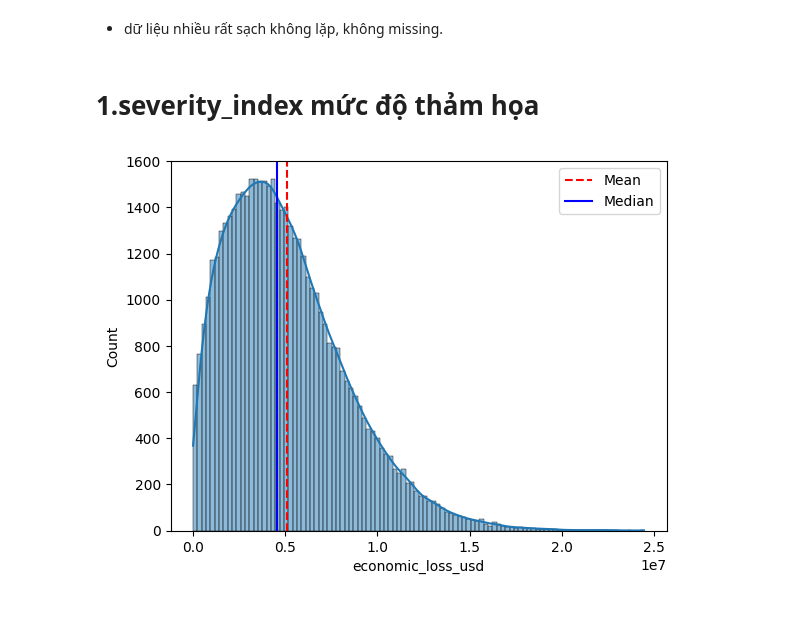
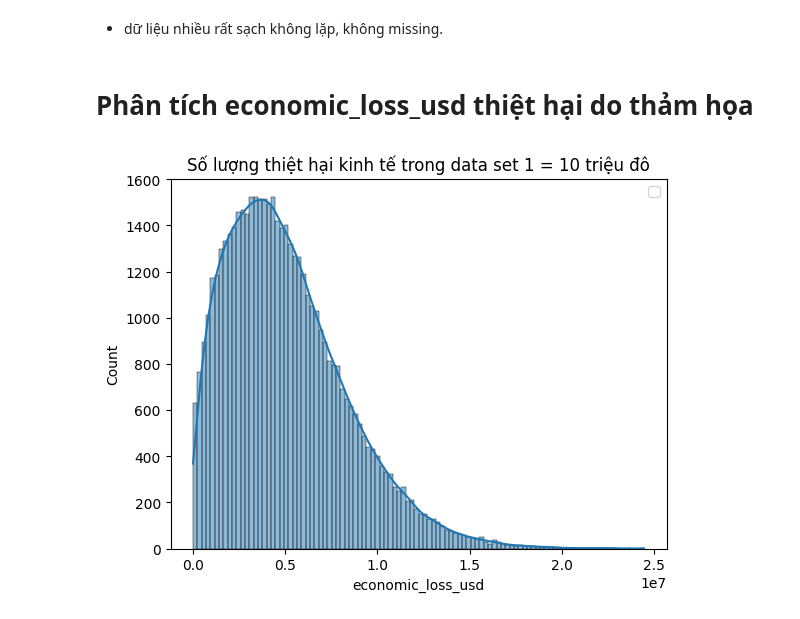
Before and after one commit to khoa-nguyen-data/Du-Doan-Tham-Hoa-Toan-Cau, a Jupyter notebook: Khoa/doc-hieu-du-lieu.ipynb, the cells around one changed output. Drawn from its saved outputs; the diff is of its cells as text; code cells hidden in the pictures.

```diff
--- a/Khoa/doc-hieu-du-lieu.ipynb
+++ b/Khoa/doc-hieu-du-lieu.ipynb
@@ -84,16 +86,14 @@ dtype: int64
 # %% [markdown]
 - dữ liệu nhiều rất sạch không lặp, không missing.
 # %% [markdown]
-# 1.severity_index mức độ thảm họa
+# Phân tích economic_loss_usd thiệt hại do thảm họa
 # %%
 import seaborn as sns
 import matplotlib.pyplot as plt
 
-g = "economic_loss_usd"
-sns.histplot(df[g], kde=True)
-plt.axvline(df[g].mean(), color='red', linestyle='--', label='Mean')
-plt.axvline(df[g].median(), color='blue', linestyle='-', label='Median')
+plt.title("Số lượng thiệt hại kinh tế trong data set 1 = 10 triệu đô")
+sns.histplot(df["economic_loss_usd"], kde=True)
 plt.legend()
 plt.show()
 # %% [output]
-[figure, old version]
+[figure, new version]
```
Also changed, not shown: parts of 13 cells of this notebook, 2 other files.
